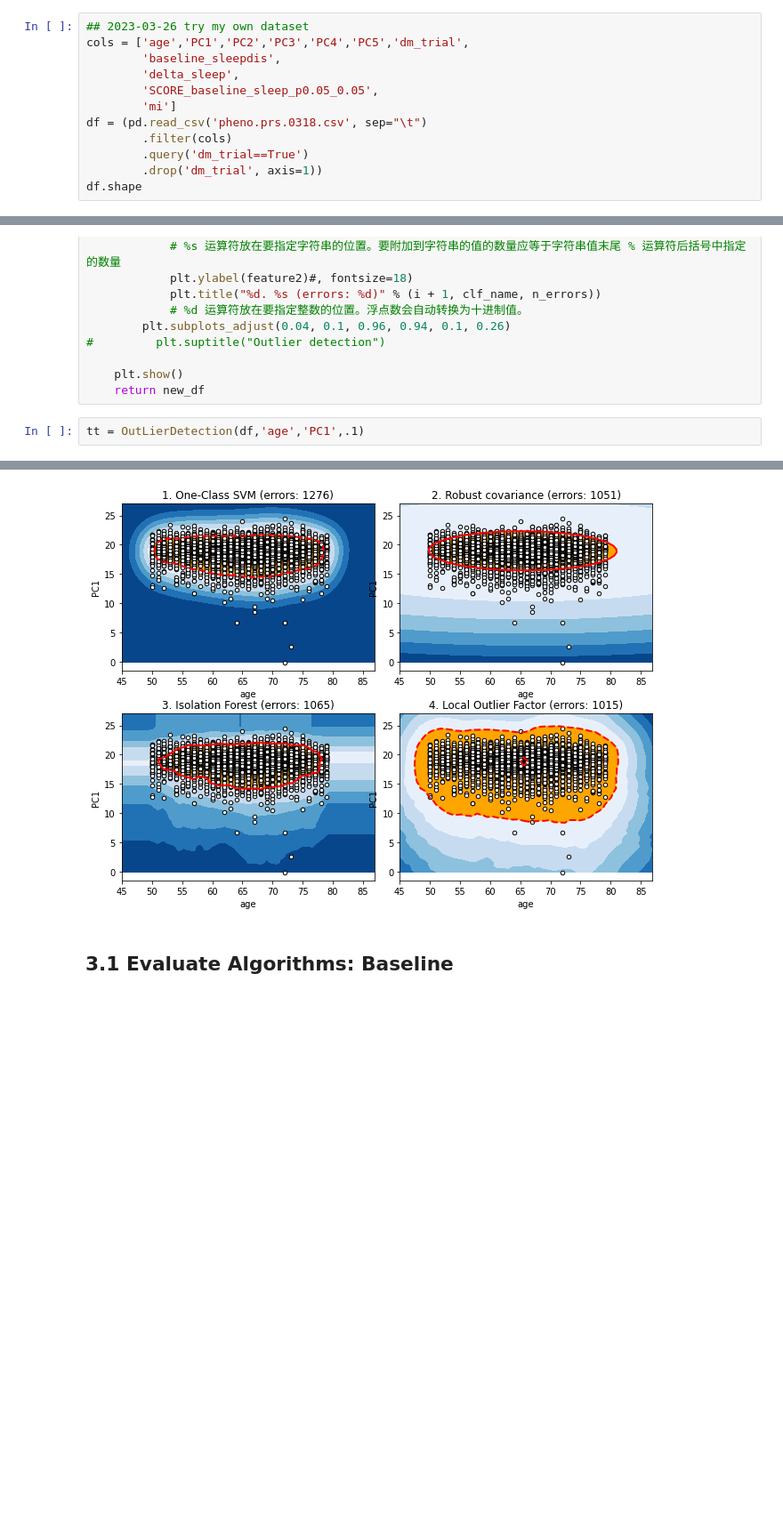
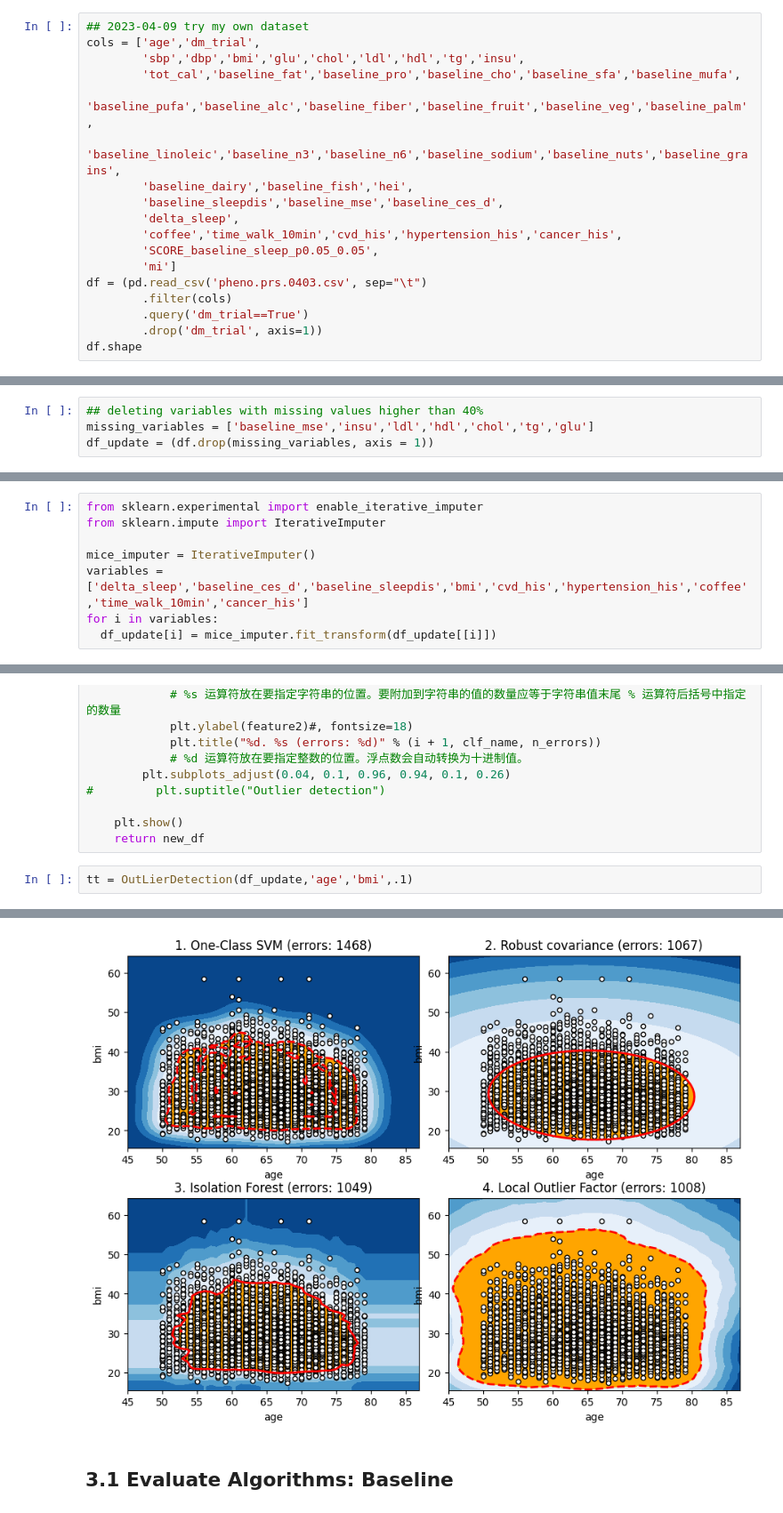
Before and after one commit to echoheqian/drug-target-master, a Jupyter notebook: dbgap_sleep_cvds_dataset.ipynb, the cells around one changed output, grey strips where cells are left out. Shown at 89% size. Drawn from its saved outputs; the diff is of its cells as text; blank space fills up the shorter version.

```diff
--- a/dbgap_sleep_cvds_dataset.ipynb
+++ b/dbgap_sleep_cvds_dataset.ipynb
@@ -39,11 +60,17 @@ df.head()
 # %%
-## 2023-03-26 try my own dataset
-cols = ['age','PC1','PC2','PC3','PC4','PC5','dm_trial',
-        'baseline_sleepdis',
+## 2023-04-09 try my own dataset
+cols = ['age','dm_trial',
+        'sbp','dbp','bmi','glu','chol','ldl','hdl','tg','insu',
+        'tot_cal','baseline_fat','baseline_pro','baseline_cho','baseline_sfa','baseline_mufa',
+        'baseline_pufa','baseline_alc','baseline_fiber','baseline_fruit','baseline_veg','baseline_palm',
+        'baseline_linoleic','baseline_n3','baseline_n6','baseline_sodium','baseline_nuts','baseline_grains',
+        'baseline_dairy','baseline_fish','hei',
+        'baseline_sleepdis','baseline_mse','baseline_ces_d',
         'delta_sleep',
+        'coffee','time_walk_10min','cvd_his','hypertension_his','cancer_his',
         'SCORE_baseline_sleep_p0.05_0.05',
         'mi']
-df = (pd.read_csv('pheno.prs.0318.csv', sep="\t")
+df = (pd.read_csv('pheno.prs.0403.csv', sep="\t")
         .filter(cols)
         .query('dm_trial==True')
         .drop('dm_trial', axis=1))
@@ -117,0 +186,4 @@ dtype: int64
+# %%
+## deleting variables with missing values higher than 40%
+missing_variables = ['baseline_mse','insu','ldl','hdl','chol','tg','glu']
+df_update = (df.drop(missing_variables, axis = 1))
@@ -117,0 +207,8 @@ dtype: int64
+# %%
+from sklearn.experimental import enable_iterative_imputer
+from sklearn.impute import IterativeImputer
+
+mice_imputer = IterativeImputer()
+variables = ['delta_sleep','baseline_ces_d','baseline_sleepdis','bmi','cvd_his','hypertension_his','coffee','time_walk_10min','cancer_his']
+for i in variables:
+  df_update[i] = mice_imputer.fit_transform(df_update[[i]])
@@ -448,5 +560,5 @@ def OutLierDetection(df,feature1,feature2,outliers_fraction=.1):
     plt.show()
     return new_df
 # %%
-tt = OutLierDetection(df,'age','PC1',.1)
+tt = OutLierDetection(df_update,'age','bmi',.1)
 # %% [output]
@@ -457,4 +569,4 @@ Local Outlier Factor {-1: 509, 1: 5334}
-[figure, old version]
+[figure, new version]
 # %% [markdown]
 ## 3.1 Evaluate Algorithms: Baseline
 # %%
```
Also changed, not shown: parts of 88 cells of this notebook.
